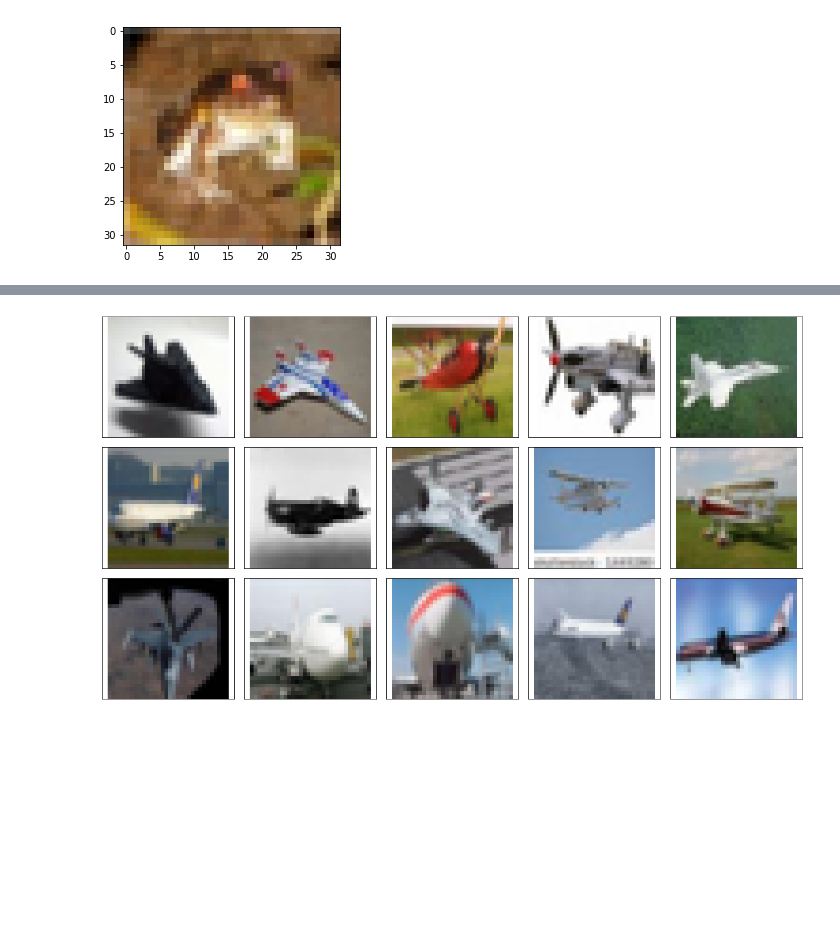
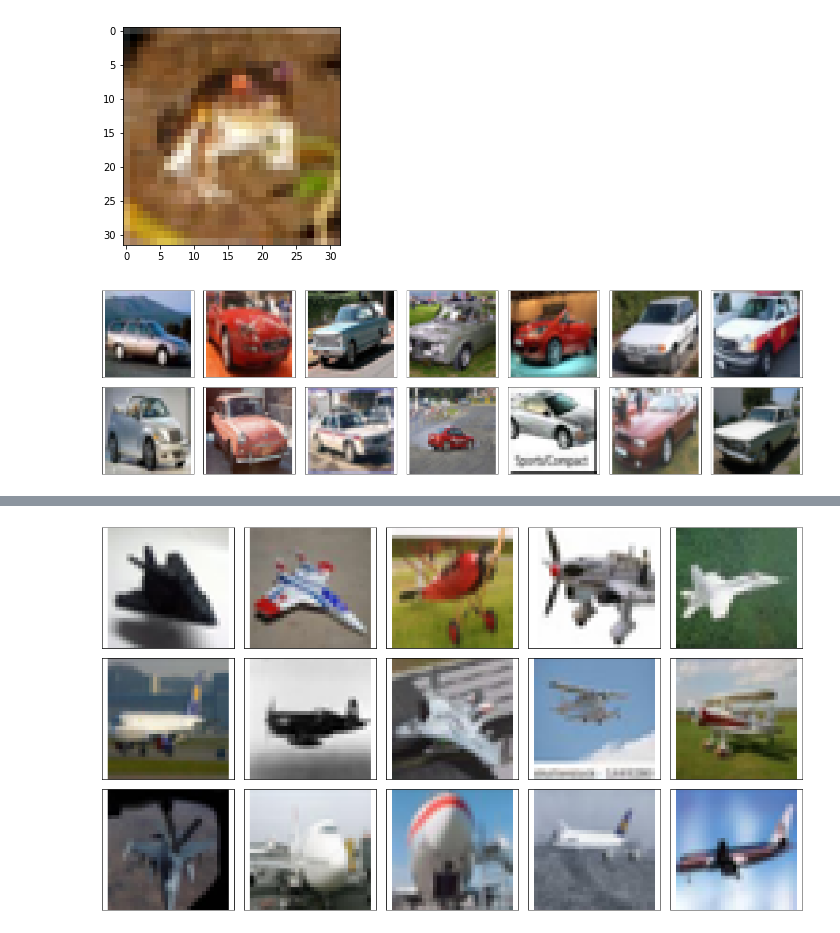
Before and after one commit to takitaki7474/m2-research-prototype, a Jupyter notebook: notebook/visualize_cifar10.ipynb, the cells around one changed output, grey strips where cells are left out. Drawn from its saved outputs; the diff is of its cells as text; code cells hidden in the pictures; blank space fills up the shorter version.

```diff
--- a/notebook/visualize_cifar10.ipynb
+++ b/notebook/visualize_cifar10.ipynb
@@ -47,9 +47,9 @@ plt.show()
 # 特定クラスラベルの画像を表示
 def display_specific_img(class_label):
     specific_img = get_specific_img(class_label)
-    fig,ax = plt.subplots(nrows=3,ncols=5,sharex=True,sharey=True,figsize=(18,10))
+    fig,ax = plt.subplots(nrows=2,ncols=7,sharex=True,sharey=True,figsize=(18,5))
     ax = ax.flatten()
-    for i in range(15):
+    for i in range(14):
         img = specific_img[i][0]
         img = np.dstack((img[0], img[1], img[2]))
         ax[i].imshow(img,interpolation='none')
@@ -67,3 +67,7 @@ def get_specific_img(class_label):
         if label == class_label:
             specific_img.append(data)
     return specific_img
+# %%
+display_specific_img(class_label=1)
+# %% [output]
+[figure, added]
```
Also changed, not shown: parts of 2 cells of this notebook, 1 other file.
